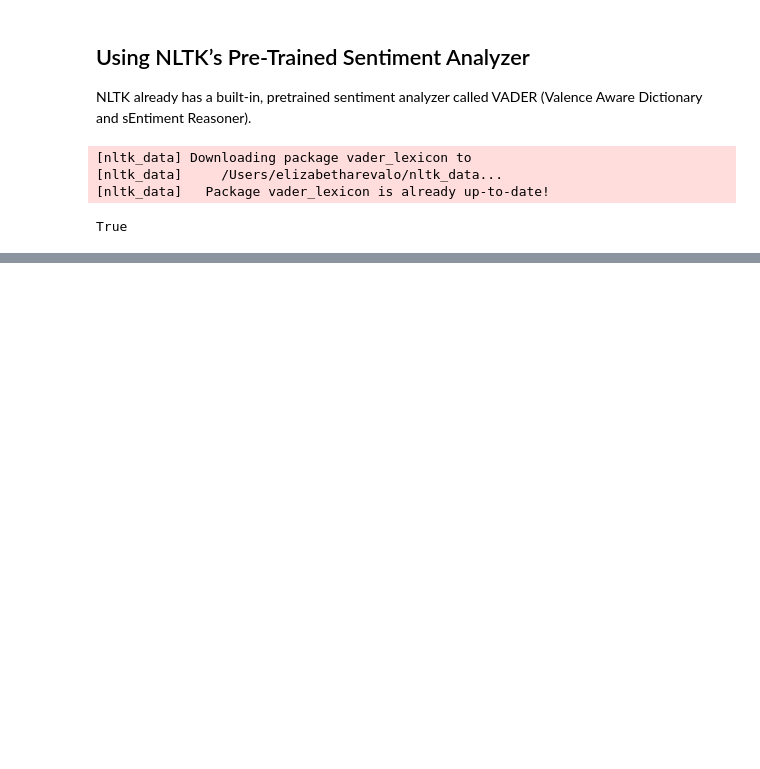
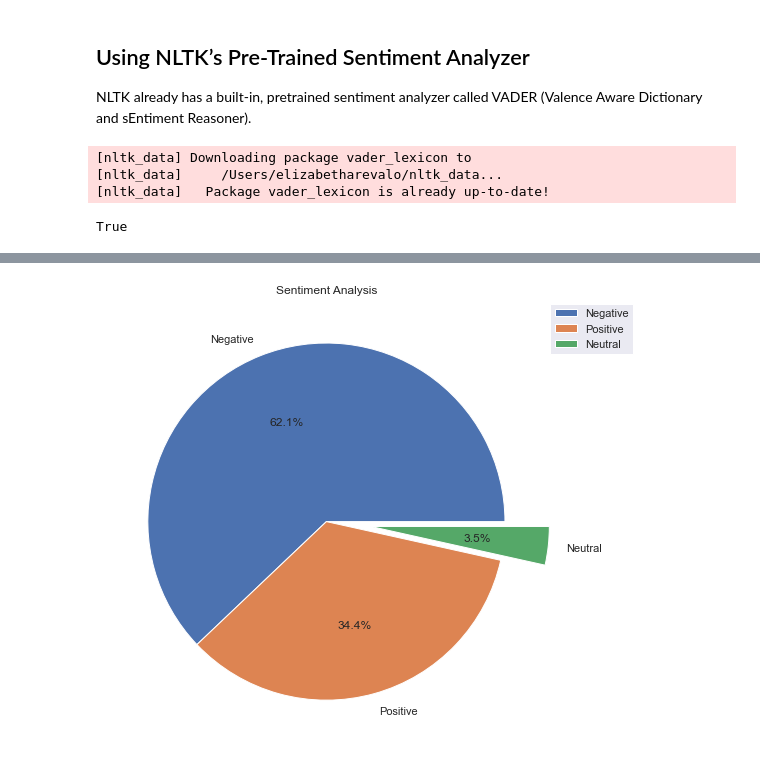
Before and after one commit to KarolinaMikiciuk/bt_group_project, a Jupyter notebook: nltk_sentiment_analysis.ipynb, the cells around one changed output, grey strips where cells are left out. Drawn from its saved outputs; the diff is of its cells as text; code cells hidden in the pictures; blank space fills up the shorter version.

```diff
--- a/nltk_sentiment_analysis.ipynb
+++ b/nltk_sentiment_analysis.ipynb
@@ -247,0 +278,10 @@ sns.countplot(y='sentiment',
+# %%
+labels = ['Negative', 'Positive', 'Neutral']
+sentiment_data  = data['sentiment'].value_counts(normalize=True)
+plt.axis("equal")
+plt.pie(sentiment_data, explode=(0,0,0.25), labels=labels, autopct='%1.1f%%')
+plt.legend(bbox_to_anchor = (1.2,1))
+plt.title('Sentiment Analysis')
+plt.show()
+# %% [output]
+[figure, added]
```
Also changed, not shown: parts of 25 cells of this notebook, 2 other files.
